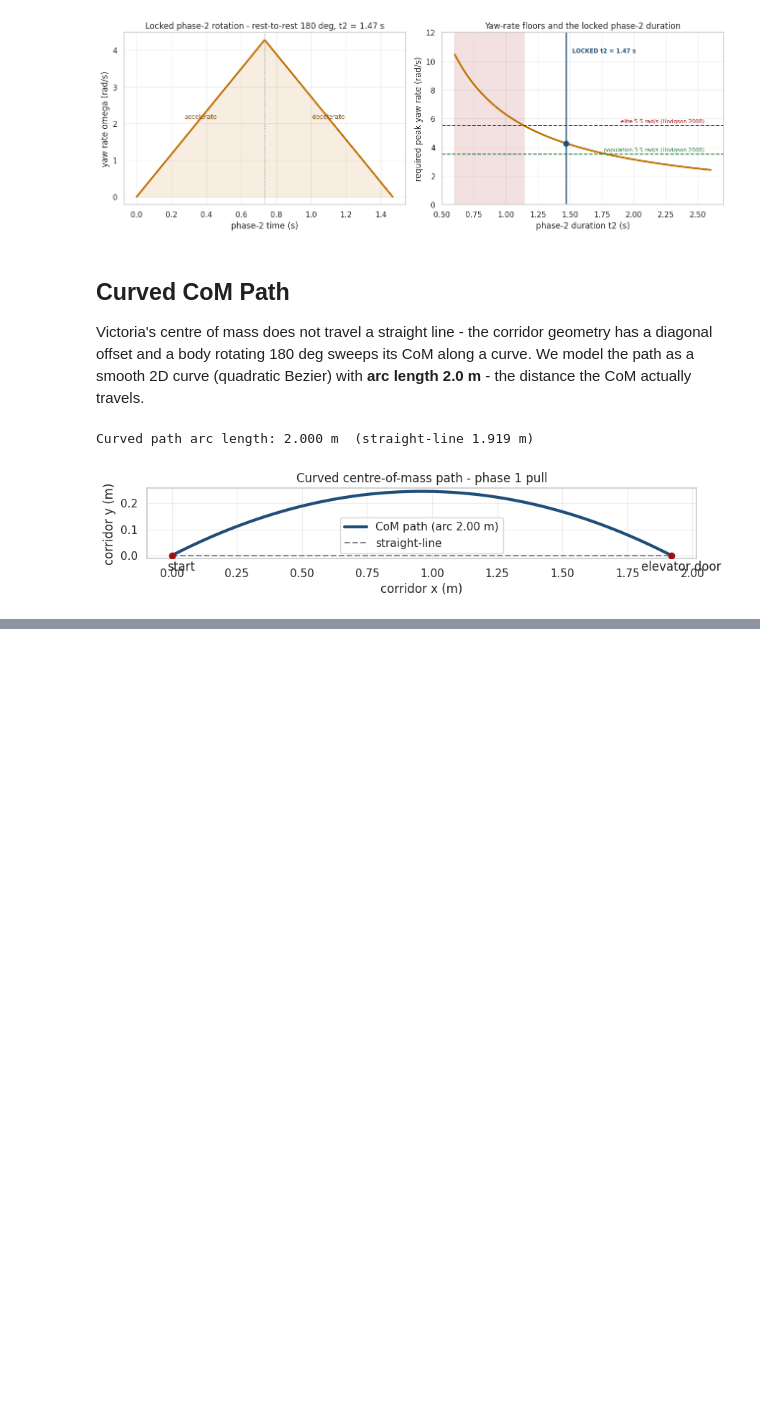
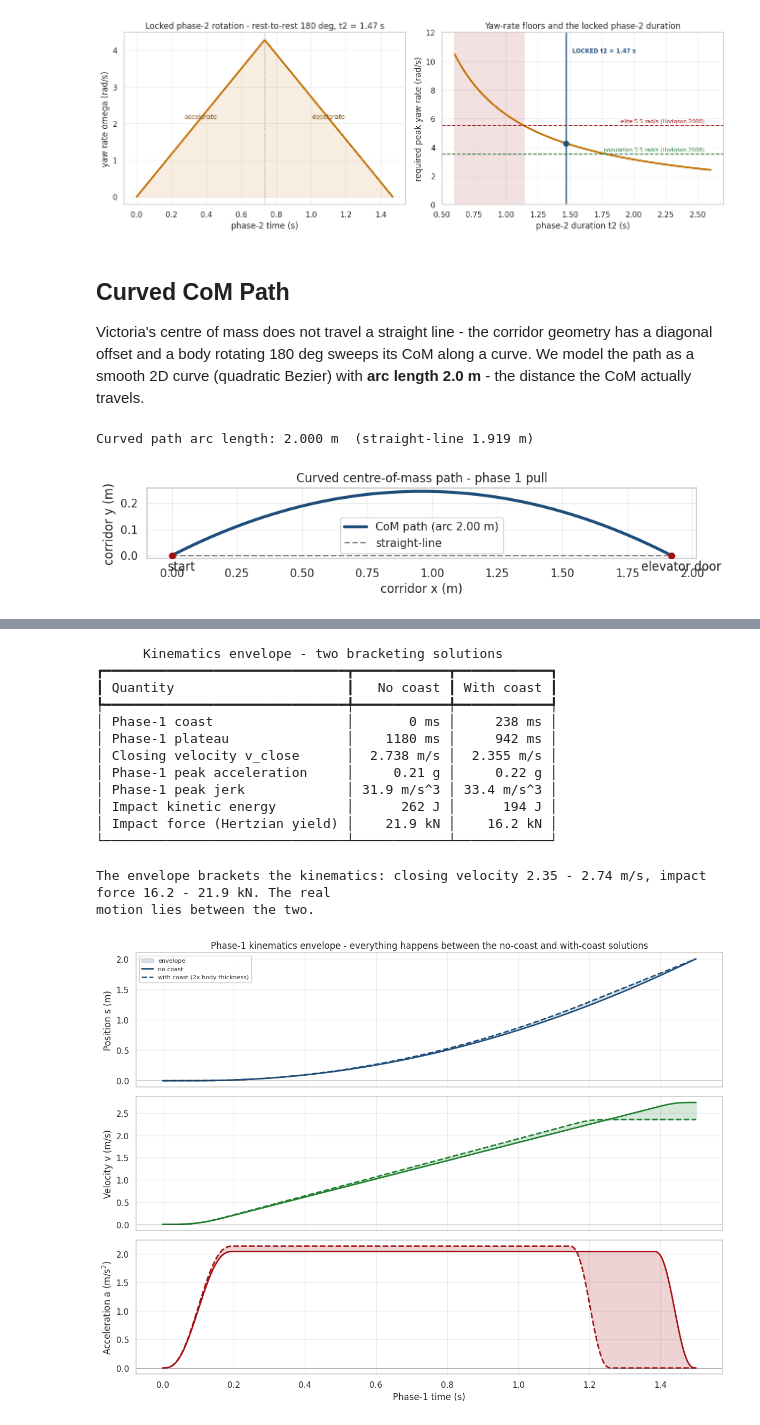
Before and after one commit to stellarshenson/henryk-simulations, a Jupyter notebook: notebooks/01b-kj-smooth-choreography.ipynb, the cells around one changed output, grey strips where cells are left out. Cells and saved outputs as stored; diff of their text form; code cells hidden in the pictures; blank space fills up the shorter version.

```diff
--- a/notebooks/01b-kj-smooth-choreography.ipynb
+++ b/notebooks/01b-kj-smooth-choreography.ipynb
@@ -651,3 +581,73 @@ plt.show()
+# %%
+no_coast, with_coast = solve_envelope(CHOREO)
+G = 9.80665
+
+et = Table(title="[bold]Kinematics envelope - two bracketing solutions[/bold]",
+           show_header=True, header_style="bold cyan")
+et.add_column("Quantity"); et.add_column("No coast", justify="right")
+et.add_column("With coast", justify="right")
+def _row(label, nc, wc):
+    et.add_row(label, nc, wc)
+_row("Phase-1 coast",
+     f"{no_coast.phase1.t_coast * 1e3:.0f} ms",
+     f"{with_coast.phase1.t_coast * 1e3:.0f} ms")
+_row("Phase-1 plateau",
+     f"{no_coast.phase1.t_plateau * 1e3:.0f} ms",
+     f"{with_coast.phase1.t_plateau * 1e3:.0f} ms")
+_row("Closing velocity v_close",
+     f"{no_coast.v_close:.3f} m/s", f"{with_coast.v_close:.3f} m/s")
+_row("Phase-1 peak acceleration",
+     f"{no_coast.phase1.a_peak / G:.2f} g", f"{with_coast.phase1.a_peak / G:.2f} g")
+_row("Phase-1 peak jerk",
+     f"{no_coast.phase1.jerk_peak:.1f} m/s^3", f"{with_coast.phase1.jerk_peak:.1f} m/s^3")
+_row("Impact kinetic energy",
+     f"{no_coast.singularity.kinetic_energy:.0f} J",
+     f"{with_coast.singularity.kinetic_energy:.0f} J")
+_row("Impact force (Hertzian yield)",
+     f"{no_coast.singularity.force_peak / 1e3:.1f} kN",
+     f"{with_coast.singularity.force_peak / 1e3:.1f} kN")
+console.print(et)
+console.print(f"[yellow]The envelope brackets the kinematics: closing velocity "
+              f"{with_coast.v_close:.2f} - {no_coast.v_close:.2f} m/s, impact force "
+              f"{with_coast.singularity.force_peak / 1e3:.1f} - "
+              f"{no_coast.singularity.force_peak / 1e3:.1f} kN. The real motion "
+              f"lies between the two.[/yellow]")
+
+# envelope plot - phase 1, the band between the two solutions
+fig, axes = plt.subplots(3, 1, figsize=(12, 9), sharex=True)
+specs = [("s", "Position s (m)", "#1f4e7a"), ("v", "Velocity v (m/s)", "#208030"),
+         ("a", "Acceleration a (m/s$^2$)", "#a01010")]
+nc, wc = no_coast.phase1, with_coast.phase1
+for ax, (key, ylab, col) in zip(axes, specs):
+    y_nc, y_wc = getattr(nc, key), getattr(wc, key)
+    ax.fill_between(nc.t, y_nc, y_wc, color=col, alpha=0.18, label="envelope")
+    ax.plot(nc.t, y_nc, color=col, lw=2, label="no coast")
+    ax.plot(wc.t, y_wc, color=col, lw=2, ls="--", label="with coast (2x body thickness)")
+    ax.axhline(0, color="black", lw=0.7, alpha=0.4)
+    ax.set_ylabel(ylab); ax.grid(True, alpha=0.3)
+axes[0].set_title("Phase-1 kinematics envelope - everything happens between "
+                  "the no-coast and with-coast solutions")
+axes[0].legend(loc="upper left", framealpha=0.95, fontsize=8)
+axes[2].set_xlabel("Phase-1 time (s)")
+fig.tight_layout()
+fig.savefig(FIG_DIR / "01b-kinematics-envelope.png", dpi=140, bbox_inches="tight")
+plt.show()
+# %% [output]
+      Kinematics envelope - two bracketing solutions
+┏━━━━━━━━━━━━━━━━━━━━━━━━━━━━━━━┳━━━━━━━━━━━━┳━━━━━━━━━━━━┓
+┃ Quantity                      ┃   No coast ┃ With coast ┃
+┡━━━━━━━━━━━━━━━━━━━━━━━━━━━━━━━╇━━━━━━━━━━━━╇━━━━━━━━━━━━┩
+│ Phase-1 coast                 │       0 ms │     238 ms │
+│ Phase-1 plateau               │    1180 ms │     942 ms │
+│ Closing velocity v_close      │  2.738 m/s │  2.355 m/s │
+│ Phase-1 peak acceleration     │     0.21 g │     0.22 g │
+│ Phase-1 peak jerk             │ 31.9 m/s^3 │ 33.4 m/s^3 │
+│ Impact kinetic energy         │      262 J │      194 J │
+│ Impact force (Hertzian yield) │    21.9 kN │    16.2 kN │
+└───────────────────────────────┴────────────┴────────────┘
+The envelope brackets the kinematics: closing velocity 2.35 - 2.74 m/s, impact force 16.2 - 21.9 kN. The real
+motion lies between the two.
+[figure, added]
 # %% [markdown]
 ## Summary
 
```
Also changed, not shown: parts of 7 cells of this notebook, 5 other files.
